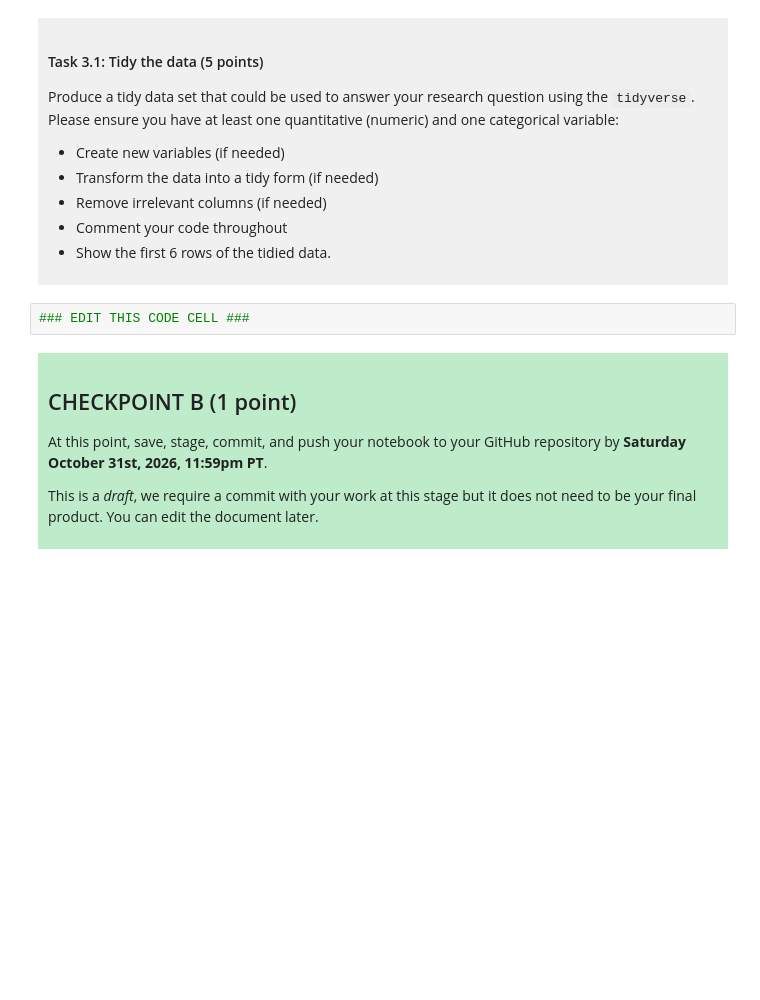
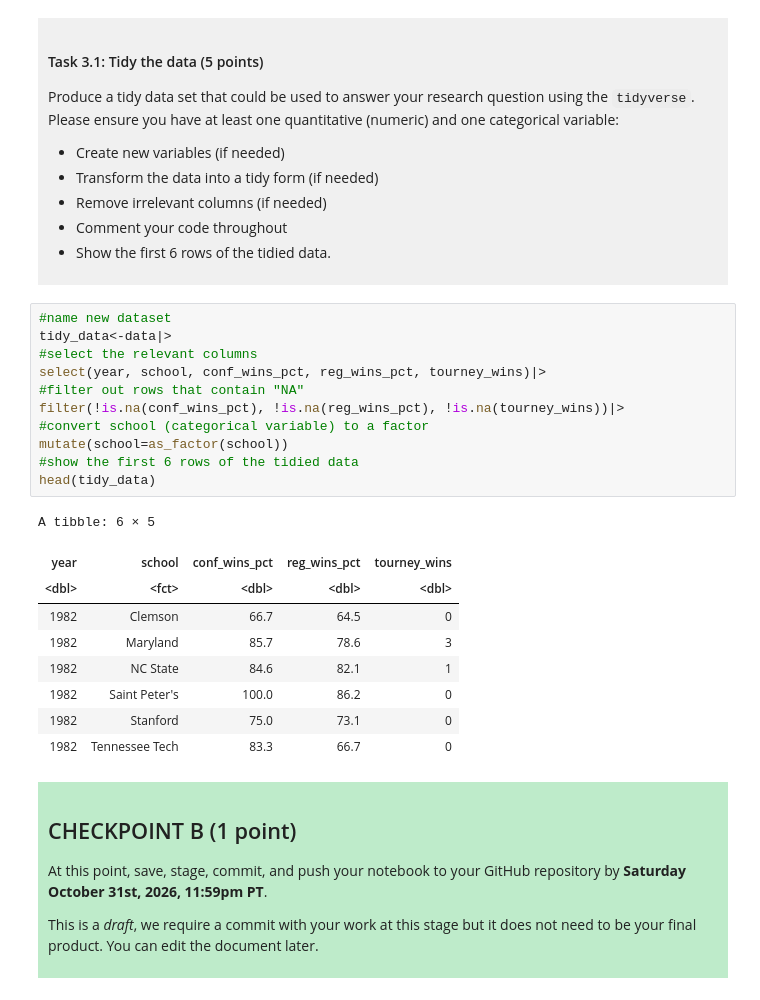
Before and after one commit to maryneufeld5/dsci-100-project-mary-neufeld, a Jupyter notebook: dsci-100-project-notebook.ipynb, the cells around one changed output. Cells and saved outputs as stored; diff of their text form; blank space fills up the shorter version.

Commit message:
Made a research Q and tidied my dataset

```diff
--- a/dsci-100-project-notebook.ipynb
+++ b/dsci-100-project-notebook.ipynb
@@ -208,7 +218,26 @@ Produce a tidy data set that could be used to answer your research question usin
 
 </div>
 # %%
-### EDIT THIS CODE CELL ###
+#name new dataset
+tidy_data<-data|>
+#select the relevant columns
+select(year, school, conf_wins_pct, reg_wins_pct, tourney_wins)|>
+#filter out rows that contain "NA"
+filter(!is.na(conf_wins_pct), !is.na(reg_wins_pct), !is.na(tourney_wins))|>
+#convert school (categorical variable) to a factor
+mutate(school=as_factor(school))
+#show the first 6 rows of the tidied data
+head(tidy_data)
+# %% [output]
+A tibble: 6 × 5
+| year | school | conf_wins_pct | reg_wins_pct | tourney_wins |
+| <dbl> | <fct> | <dbl> | <dbl> | <dbl> |
+| 1982 | Clemson | 66.7 | 64.5 | 0 |
+| 1982 | Maryland | 85.7 | 78.6 | 3 |
+| 1982 | NC State | 84.6 | 82.1 | 1 |
+| 1982 | Saint Peter's | 100.0 | 86.2 | 0 |
+| 1982 | Stanford | 75.0 | 73.1 | 0 |
+| 1982 | Tennessee Tech | 83.3 | 66.7 | 0 |
 # %% [markdown]
 <div style="background-color: #beebca; padding: 10px;">
 
```
Also changed, not shown: parts of 3 cells of this notebook.
